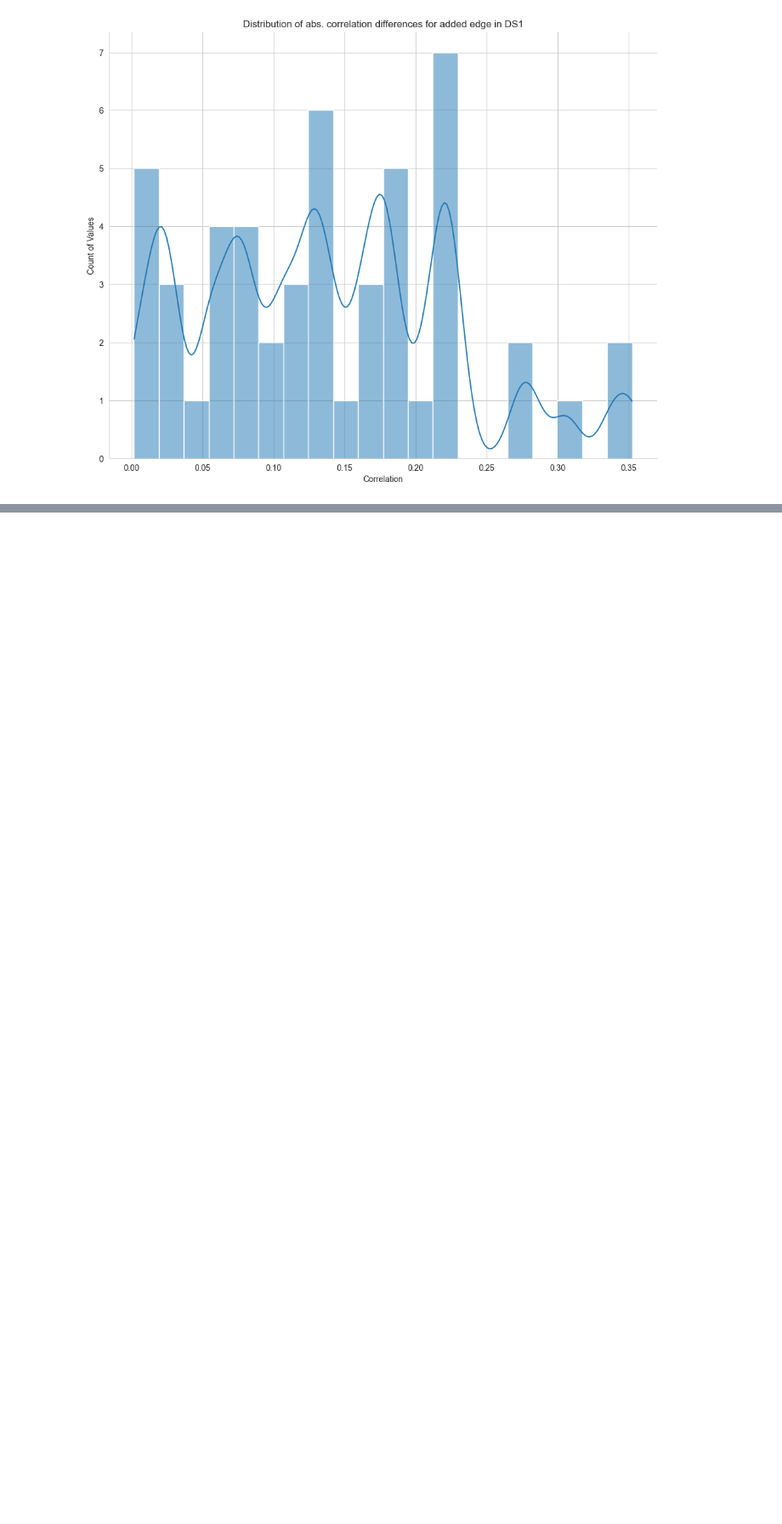
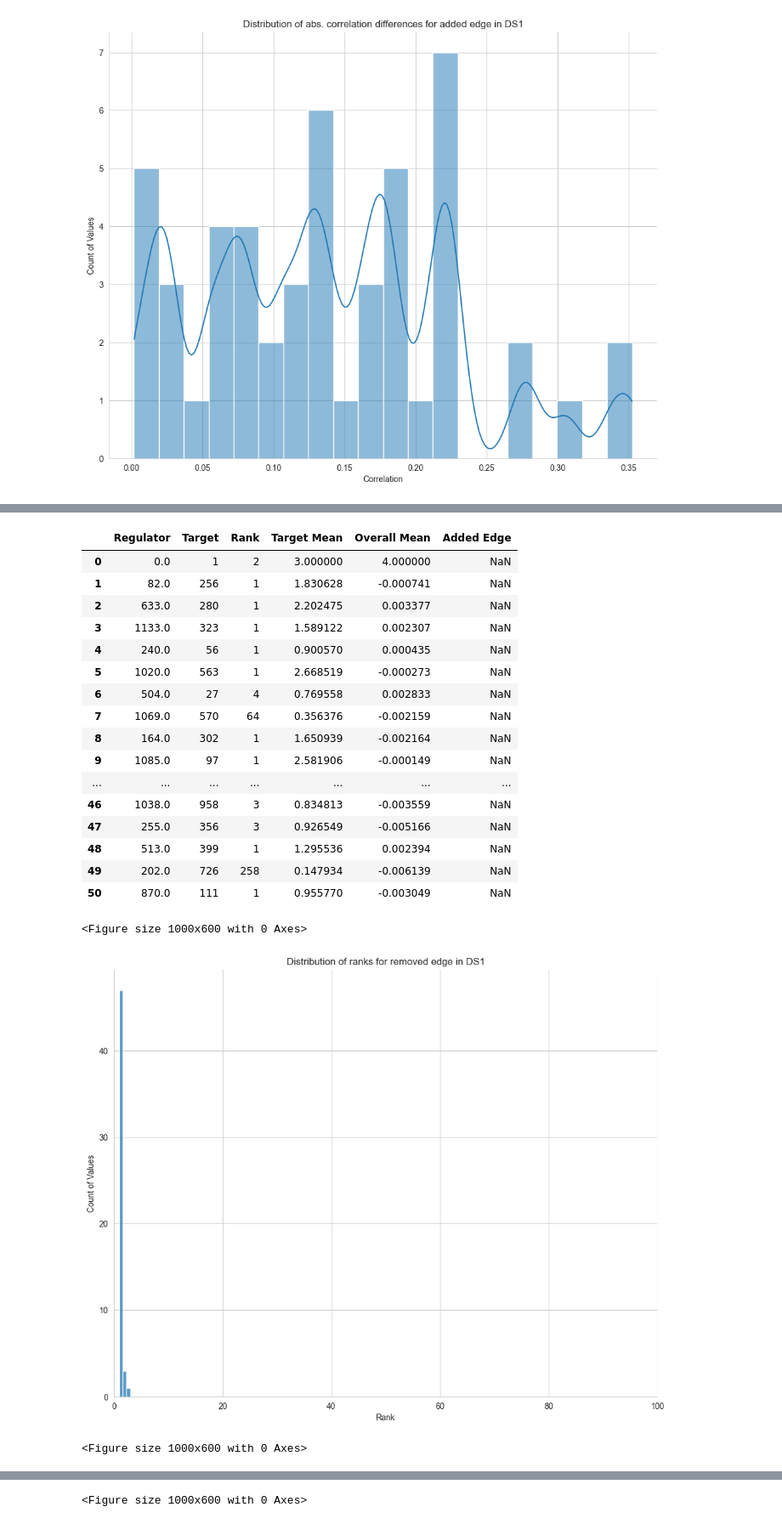
Before and after one commit to ankitbha/dfdl_imputation, a Jupyter notebook: pearson_tests.ipynb, the cells around one changed output, grey strips where cells are left out. Shown at 85% size. Saved outputs shown, nothing was run; the diff lists cells and outputs as text; code cells hidden in the pictures; blank space fills up the shorter version.

```diff
--- a/pearson_tests.ipynb
+++ b/pearson_tests.ipynb
@@ -489,0 +522,19 @@ new_expected_value_experiment(dataset_id=1, last_iteration=0, fixed_edge=False,
+# %%
+for id in range(1, 4):
+    if id == 1:
+        lim = 100
+    elif id == 2:
+        lim = 400
+    elif id == 3:
+        lim = 1200
+    df = pd.read_csv(f'./experiments/mean_diffs/DS{id}/DS{id}_chosen_pairs.csv', names=['Regulator', 'Target', 'Rank', 'Target Mean', 'Overall Mean', 'Added Edge'])
+    display(df)
+    sns.set_style("whitegrid")
+    plt.figure(figsize=(10, 6))
+    bins = len(df['Rank'].unique())
+
+    plot = sns.displot(df['Rank'], kde=False, bins=bins, kde_kws={'bw_adjust': 0.25}, height=8, aspect=1.25)
+    plot.set(xlim=(0, lim))
+    plot.set_axis_labels('Rank', 'Count of Values')
+    plt.title(f'Distribution of ranks for removed edge in DS{id}')
+# %% [output]
@@ -489,0 +575,20 @@ new_expected_value_experiment(dataset_id=1, last_iteration=0, fixed_edge=False,
+|  | Regulator | Target | Rank | Target Mean | Overall Mean | Added Edge |
+| 0 | 0.0 | 1 | 2 | 3.000000 | 4.000000 | NaN |
+| 1 | 82.0 | 256 | 1 | 1.830628 | -0.000741 | NaN |
+| 2 | 633.0 | 280 | 1 | 2.202475 | 0.003377 | NaN |
+| 3 | 1133.0 | 323 | 1 | 1.589122 | 0.002307 | NaN |
+| 4 | 240.0 | 56 | 1 | 0.900570 | 0.000435 | NaN |
+| 5 | 1020.0 | 563 | 1 | 2.668519 | -0.000273 | NaN |
+| 6 | 504.0 | 27 | 4 | 0.769558 | 0.002833 | NaN |
+| 7 | 1069.0 | 570 | 64 | 0.356376 | -0.002159 | NaN |
+| 8 | 164.0 | 302 | 1 | 1.650939 | -0.002164 | NaN |
+| 9 | 1085.0 | 97 | 1 | 2.581906 | -0.000149 | NaN |
+| ... | ... | ... | ... | ... | ... | ... |
+| 46 | 1038.0 | 958 | 3 | 0.834813 | -0.003559 | NaN |
+| 47 | 255.0 | 356 | 3 | 0.926549 | -0.005166 | NaN |
+| 48 | 513.0 | 399 | 1 | 1.295536 | 0.002394 | NaN |
+| 49 | 202.0 | 726 | 258 | 0.147934 | -0.006139 | NaN |
+| 50 | 870.0 | 111 | 1 | 0.955770 | -0.003049 | NaN |
+<Figure size 1000x600 with 0 Axes>
+[figure, added]
+<Figure size 1000x600 with 0 Axes>
@@ -489,0 +596 @@ new_expected_value_experiment(dataset_id=1, last_iteration=0, fixed_edge=False,
+<Figure size 1000x600 with 0 Axes>
```
Also changed, not shown: parts of 6 cells of this notebook, 1 other file.
